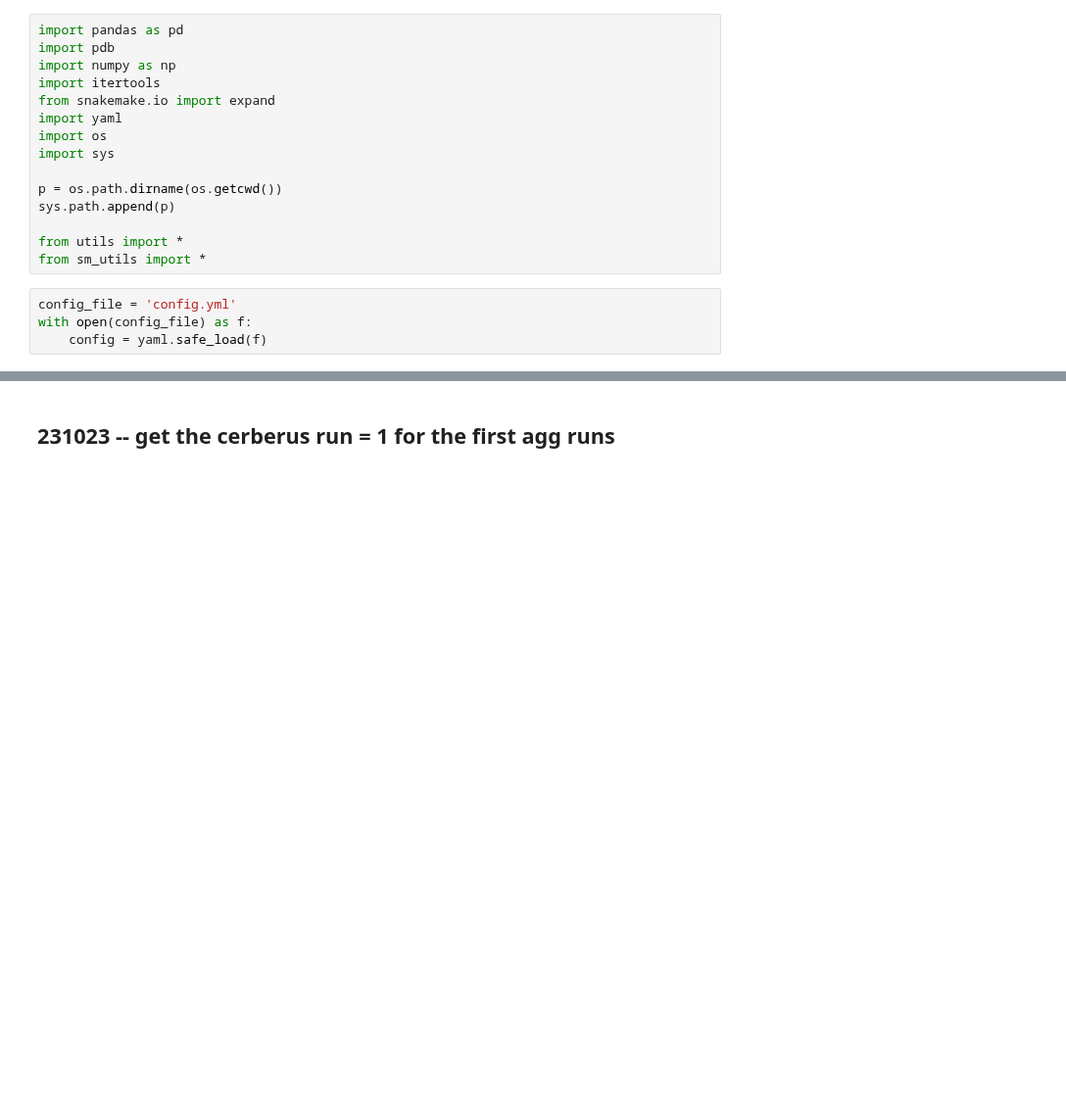
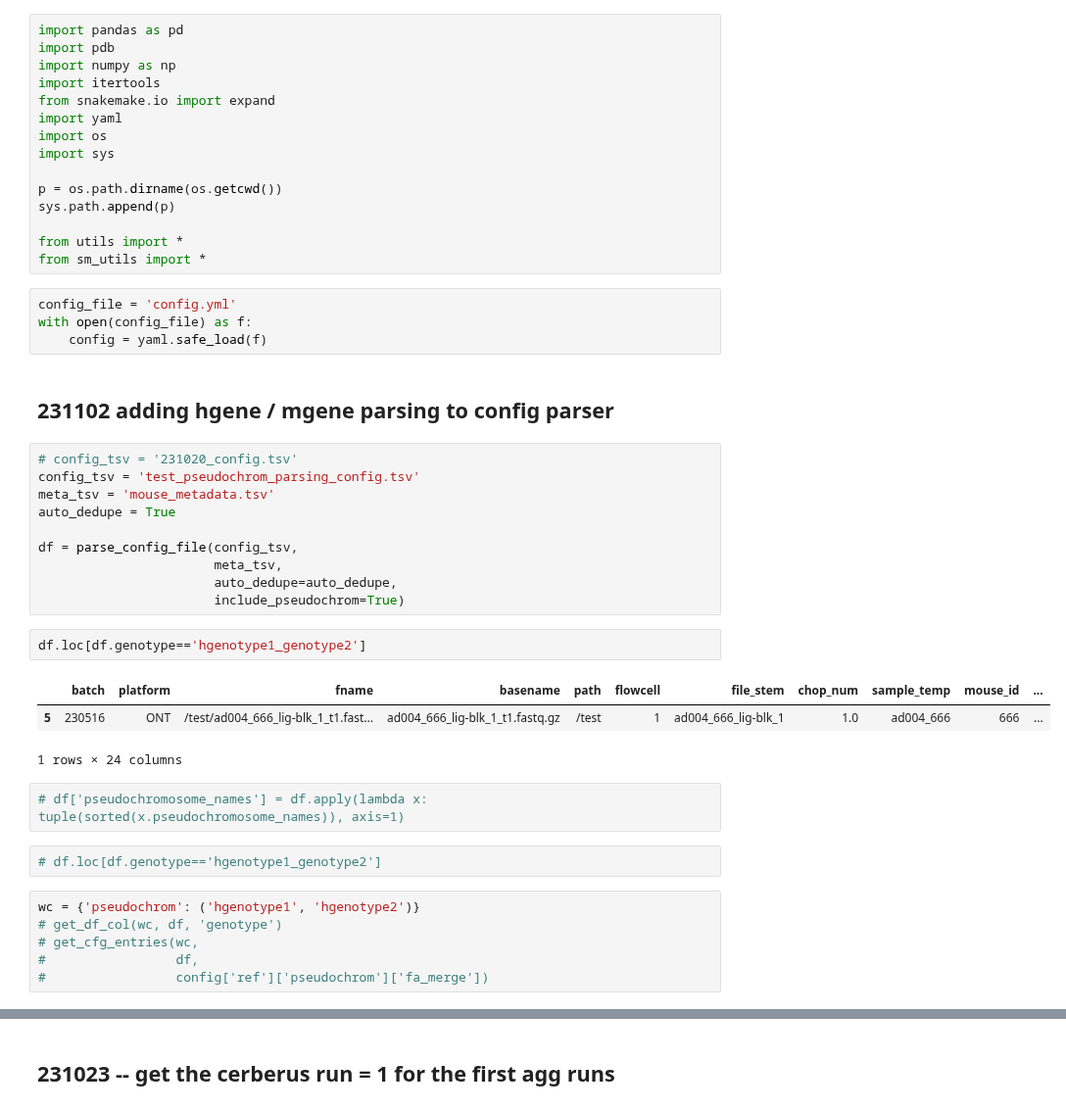
Before and after one commit to gfilimban/modelad_pipeline, a Jupyter notebook: proc_update/snakemake_dev.ipynb, the cells around one changed output, grey strips where cells are left out. Shown at 98% size. Drawn from its saved outputs; the diff is of its cells as text; blank space fills up the shorter version.

Commit message:
working on getting pseudochrom and normal thing integrated

```diff
--- a/proc_update/snakemake_dev.ipynb
+++ b/proc_update/snakemake_dev.ipynb
@@ -17,3 +17,31 @@ from sm_utils import *
 config_file = 'config.yml'
 with open(config_file) as f:
     config = yaml.safe_load(f)
+# %% [markdown]
+## 231102 adding hgene / mgene parsing to config parser
+# %%
+# config_tsv = '231020_config.tsv'
+config_tsv = 'test_pseudochrom_parsing_config.tsv'
+meta_tsv = 'mouse_metadata.tsv'
+auto_dedupe = True
+
+df = parse_config_file(config_tsv,
+                       meta_tsv,
+                       auto_dedupe=auto_dedupe,
+                       include_pseudochrom=True)
+# %%
+df.loc[df.genotype=='hgenotype1_genotype2']
+# %% [output]
+|  | batch | platform | fname | basename | path | flowcell | file_stem | chop_num | sample_temp | mouse_id | ... |
+| 5 | 230516 | ONT | /test/ad004_666_lig-blk_1_t1.fast... | ad004_666_lig-blk_1_t1.fastq.gz | /test | 1 | ad004_666_lig-blk_1 | 1.0 | ad004_666 | 666 | ... |
+1 rows × 24 columns
+# %%
+# df['pseudochromosome_names'] = df.apply(lambda x: tuple(sorted(x.pseudochromosome_names)), axis=1)
+# %%
+# df.loc[df.genotype=='hgenotype1_genotype2']
+# %%
+wc = {'pseudochrom': ('hgenotype1', 'hgenotype2')}
+# get_df_col(wc, df, 'genotype')
+# get_cfg_entries(wc,
+#                 df,
+#                 config['ref']['pseudochrom']['fa_merge'])
```
Also changed, not shown: parts of 2 cells of this notebook, 7 other files.
